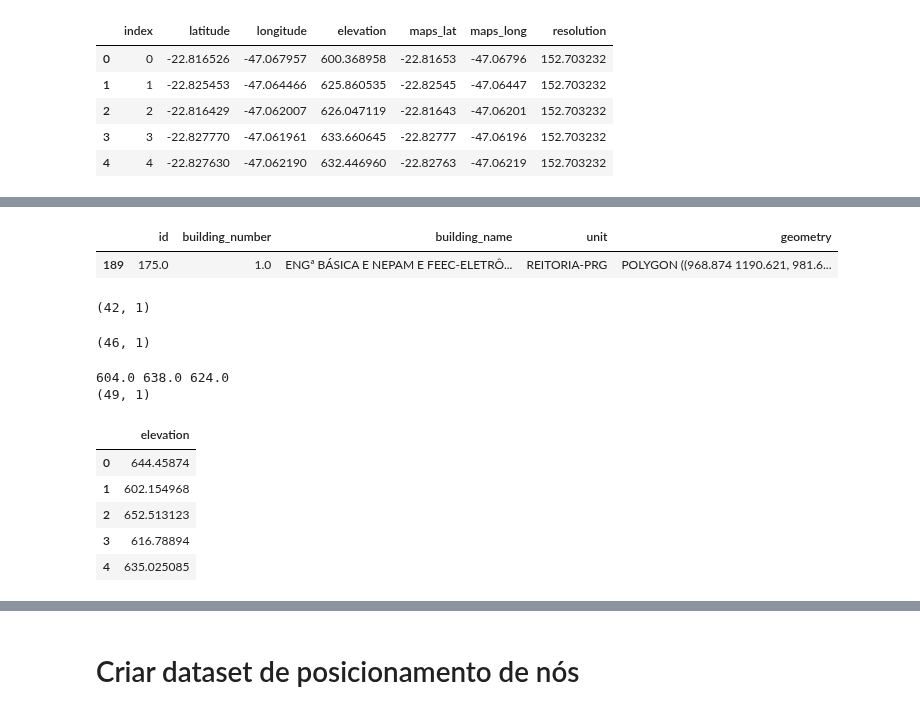
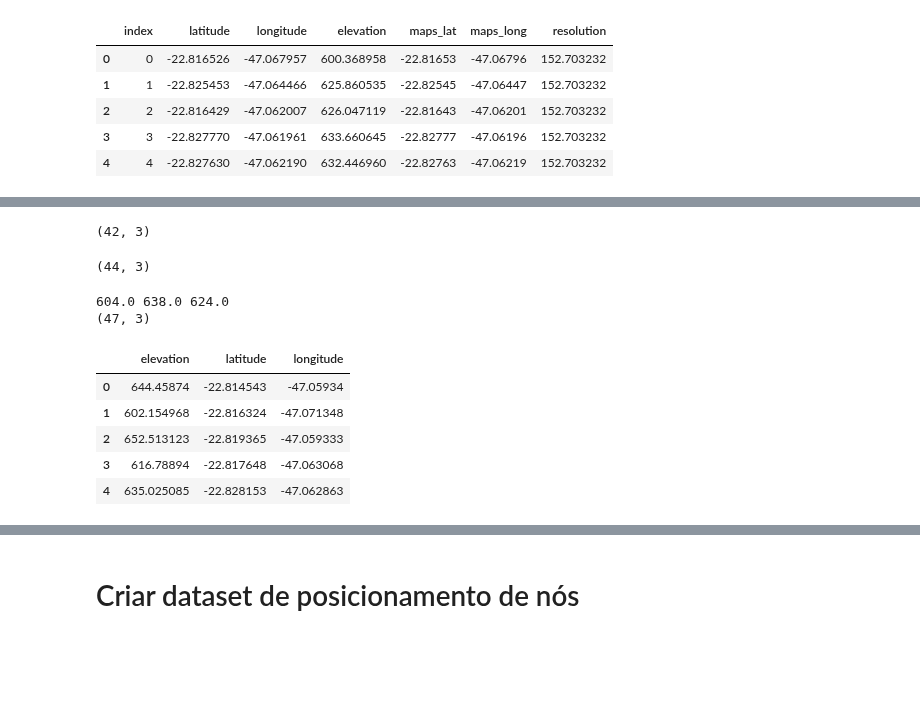
Before and after one commit to wasp-lahis/ns3-bmap, a Jupyter notebook: NS3/obstacle_exp/unicamp-arcgis-input-to-ns3/create-dataset-inputs-to-ns3.ipynb, the cells around one changed output, grey strips where cells are left out. Saved outputs shown, nothing was run; the diff lists cells and outputs as text; code cells hidden in the pictures; blank space fills up the shorter version.

```diff
--- a/NS3/obstacle_exp/unicamp-arcgis-input-to-ns3/create-dataset-inputs-to-ns3.ipynb
+++ b/NS3/obstacle_exp/unicamp-arcgis-input-to-ns3/create-dataset-inputs-to-ns3.ipynb
@@ -930,8 +948,5 @@ DATASET SHAPE: (1171, 7)
 # %%
-mapa_normalizado.query('id ==' + str(175.0))
+# mapa_normalizado.query('id ==' + str(175.0))
-# %% [output]
-|  | id | building_number | building_name | unit | geometry |
-| 189 | 175.0 | 1.0 | ENGª BÁSICA E NEPAM E FEEC-ELETRÔ... | REITORIA-PRG | POLYGON ((968.874 1190.621, 981.6... |
 # %%
 # Dataset de Prédios com coletores
 building_index = {
@@ -948,7 +963,7 @@ building_index = {
 # b = a['elevation'].values[0]
 # b
 # %%
-teste_df = gpd.GeoDataFrame(columns=['elevation'])
+teste_df = gpd.GeoDataFrame(columns=['elevation', 'latitude', 'longitude'])
 
 # Labeling buildings
 aux = 0
@@ -956,24 +971,31 @@ for key, value in building_index.items():
     building = elevation_df.query('index ==' + str(key))
     building_n = building.copy()
     teste_df.loc[aux, 'elevation'] = building_n['elevation'].values[0]
+    teste_df.loc[aux, 'latitude']  = building_n['latitude'].values[0]
+    teste_df.loc[aux, 'longitude']  = building_n['longitude'].values[0]
     aux = aux + 1
 
 print(teste_df.shape)
 # teste_df.head()
 # %% [output]
-(42, 1)
+(42, 3)
 # %%
 building = elevation_df.query('index ==' + str(189)) ## CCS e EB
 building_n = building.copy()
 teste_df.loc[aux, 'elevation'] = building_n['elevation'].values[0] # CCS
+teste_df.loc[aux, 'latitude']  = building_n['latitude'].values[0] # CCS
+teste_df.loc[aux, 'longitude']  = building_n['longitude'].values[0] # CCS
 aux = aux + 1
+
 teste_df.loc[aux, 'elevation'] = building_n['elevation'].values[0] # EB
+teste_df.loc[aux, 'latitude']  = building_n['latitude'].values[0] # EB
+teste_df.loc[aux, 'longitude']  = building_n['longitude'].values[0] # EB
 aux = aux + 1
 
 print(teste_df.shape)
 # teste_df.head()
 # %% [output]
-(46, 1)
+(44, 3)
 # %%
 # Elevação Paradas de ônibus
 # parada_RM = Point(-47.0677, -22.8242)
@@ -983,39 +1005,47 @@ print(teste_df.shape)
 import time
 import requests
 
 def get_point_elevation(lat, lng):
     receive = requests.get('https://api.opentopodata.org/v1/aster30m?locations=' + str(lat) + ','+ str(lng))
     data = receive.json()
 #     print(data['results'][0]['elevation'])
     return float(data['results'][0]['elevation'])
 
 
 parada_RM_elev = get_point_elevation(-22.8242, -47.0677)
 time.sleep(1)
 parada_AL_elev = get_point_elevation(-22.8319, -47.0629)
 time.sleep(1)
 parada_VB_elev = get_point_elevation(-22.8275, -47.0628)
 print(parada_RM_elev, parada_AL_elev, parada_VB_elev)
 
 
 # add elevations on df
 teste_df.loc[aux, 'elevation'] = parada_RM_elev
+teste_df.loc[aux, 'latitude']  = -22.8242
+teste_df.loc[aux, 'longitude'] = -47.0677
 aux = aux + 1
+
 teste_df.loc[aux, 'elevation'] = parada_AL_elev
+teste_df.loc[aux, 'latitude']  = -22.8319
+teste_df.loc[aux, 'longitude'] = -47.0629
 aux = aux + 1
+
 teste_df.loc[aux, 'elevation'] = parada_VB_elev
+teste_df.loc[aux, 'latitude']  = -22.8275
+teste_df.loc[aux, 'longitude'] = -47.0628
 aux = aux + 1
 
 print(teste_df.shape)
 teste_df.head()
 # %% [output]
 604.0 638.0 624.0
-(49, 1)
+(47, 3)
-|  | elevation |
-| 0 | 644.45874 |
-| 1 | 602.154968 |
-| 2 | 652.513123 |
-| 3 | 616.78894 |
-| 4 | 635.025085 |
+|  | elevation | latitude | longitude |
+| 0 | 644.45874 | -22.814543 | -47.05934 |
+| 1 | 602.154968 | -22.816324 | -47.071348 |
+| 2 | 652.513123 | -22.819365 | -47.059333 |
+| 3 | 616.78894 | -22.817648 | -47.063068 |
+| 4 | 635.025085 | -22.828153 | -47.062863 |
 # %%
 node_pos_df['elevation'] = teste_df['elevation']
```
Also changed, not shown: parts of 15 cells of this notebook, 18 other files.
